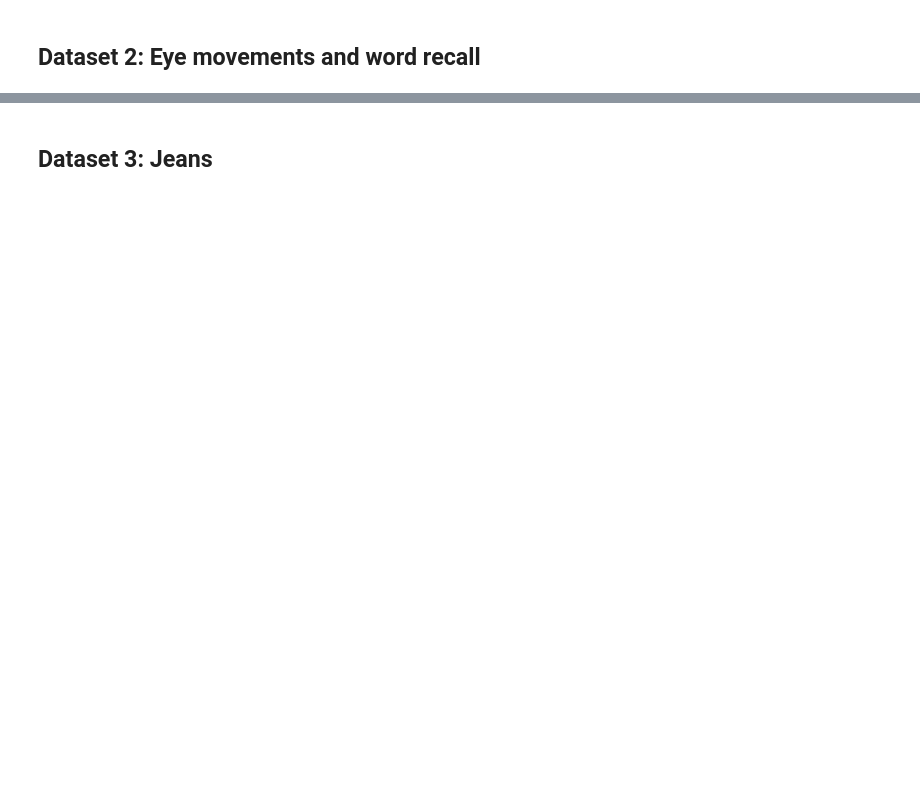
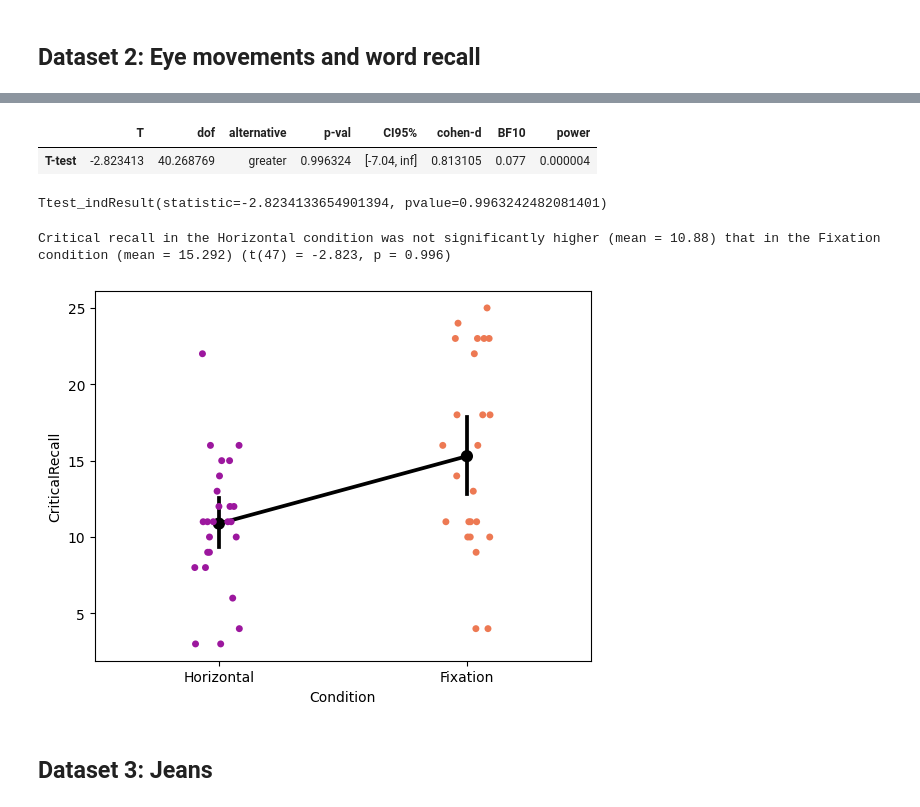
Before and after one commit to miscodisco/expsyling_e22, a Jupyter notebook: nbs/t_tests_clean.ipynb, the cells around one changed output, grey strips where cells are left out. Drawn from its saved outputs; the diff is of its cells as text; code cells hidden in the pictures; blank space fills up the shorter version.

```diff
--- a/nbs/t_tests_clean.ipynb
+++ b/nbs/t_tests_clean.ipynb
@@ -45,3 +158,46 @@ df.head()
+# %%
+# pingouin test
+
+test1 = pg.ttest(group1['CriticalRecall'], group2['CriticalRecall'],
+                alternative = 'greater')
+test1
+# %% [output]
+|  | T | dof | alternative | p-val | CI95% | cohen-d | BF10 | power |
+| T-test | -2.823413 | 40.268769 | greater | 0.996324 | [-7.04, inf] | 0.813105 | 0.077 | 0.000004 |
+# %%
+# scipy
+
+test2 = stats.ttest_ind(group1['CriticalRecall'], group2['CriticalRecall'],
+                        equal_var = False, alternative = 'greater')
+
+test2
+# %% [output]
+Ttest_indResult(statistic=-2.8234133654901394, pvalue=0.9963242482081401)
+# %%
+# reporting the results
+
+m1 = np.mean(group1['CriticalRecall']).round(3)
+m2 = np.mean(group2['CriticalRecall']).round(3)
+
+dof = df.shape[0] - 2
+t = test2[0].round(3)
+p = test2[1].round(3)
+
+print(f"Critical recall in the Horizontal condition was not significantly higher (mean = {m1}) that in the Fixation condition (mean = {m2}) (t({dof}) = {t}, p = {p})")
+# %% [output]
+Critical recall in the Horizontal condition was not significantly higher (mean = 10.88) that in the Fixation condition (mean = 15.292) (t(47) = -2.823, p = 0.996)
+# %%
+# plotting
+
+fig, axes = plt.subplots(1)
+
+sns.stripplot(data = df, x = 'Condition', y = 'CriticalRecall', ax = axes, palette = "plasma")
+
+sns.pointplot(data = df, x = 'Condition', y = 'CriticalRecall', ax = axes, color = 'black')
+
+plt.show()
+# %% [output]
+[figure, added]
 # %% [markdown]
 ## Dataset 3: Jeans
 # %%
```
Also changed, not shown: parts of 20 cells of this notebook, 16 other files.
